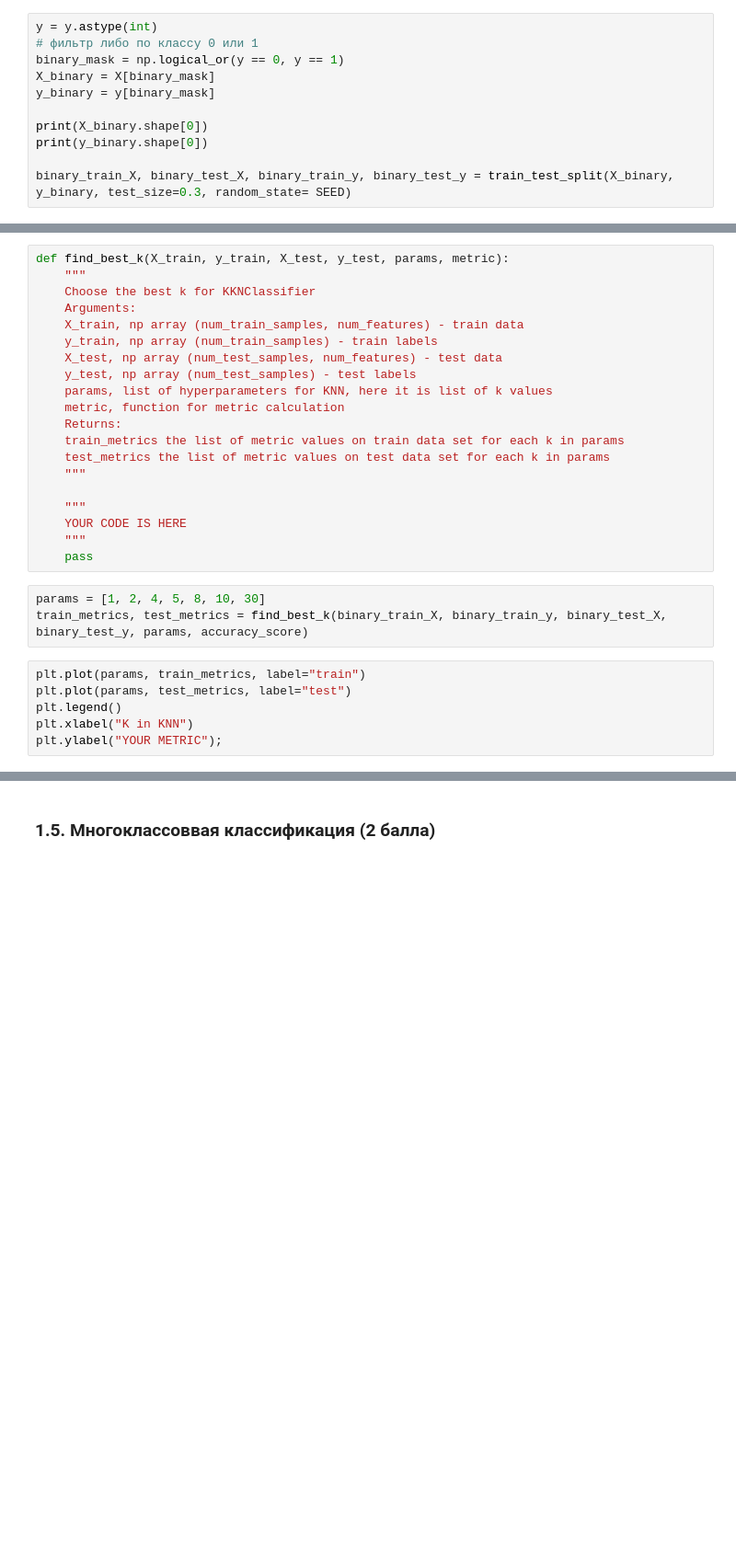
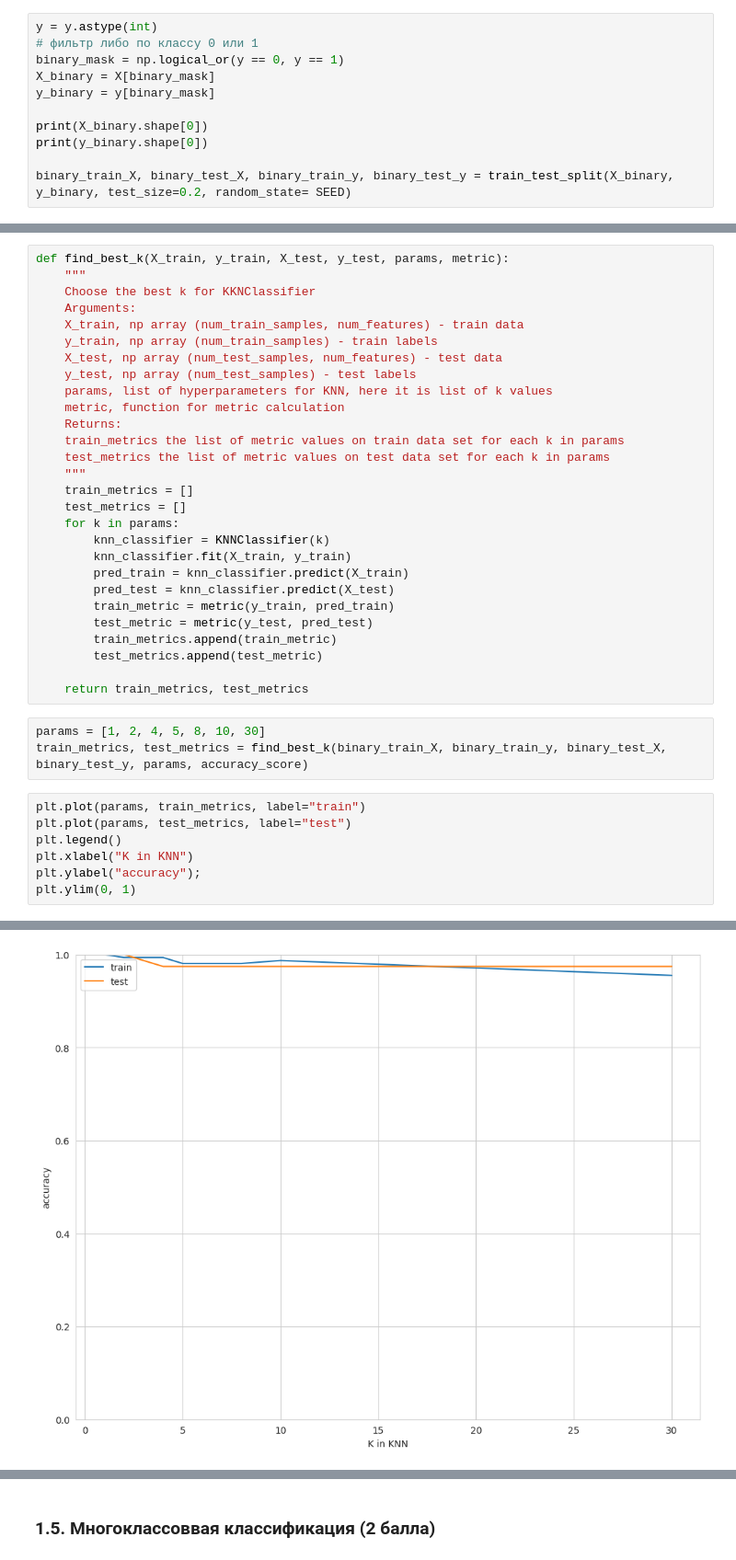
Before and after one commit to Aryunaa/BI_ml24_hws, a Jupyter notebook: hw1_knn/KNN.ipynb, the cells around one changed output, grey strips where cells are left out. Shown at 92% size. Drawn from its saved outputs; the diff is of its cells as text; blank space fills up the shorter version.

```diff
--- a/hw1_knn/KNN.ipynb
+++ b/hw1_knn/KNN.ipynb
@@ -127,7 +127,7 @@ y_binary = y[binary_mask]
 print(X_binary.shape[0])
 print(y_binary.shape[0])
 
-binary_train_X, binary_test_X, binary_train_y, binary_test_y = train_test_split(X_binary, y_binary, test_size=0.3, random_state= SEED)
+binary_train_X, binary_test_X, binary_train_y, binary_test_y = train_test_split(X_binary, y_binary, test_size=0.2, random_state= SEED)
 # %% [output]
 195
 195
@@ -216,11 +229,19 @@ def find_best_k(X_train, y_train, X_test, y_test, params, metric):
     train_metrics the list of metric values on train data set for each k in params
     test_metrics the list of metric values on test data set for each k in params
     """
+    train_metrics = []
+    test_metrics = []
+    for k in params:
+        knn_classifier = KNNClassifier(k)
+        knn_classifier.fit(X_train, y_train)
+        pred_train = knn_classifier.predict(X_train)
+        pred_test = knn_classifier.predict(X_test)
+        train_metric = metric(y_train, pred_train)
+        test_metric = metric(y_test, pred_test)
+        train_metrics.append(train_metric)
+        test_metrics.append(test_metric)
 
-    """
-    YOUR CODE IS HERE
-    """
-    pass
+    return train_metrics, test_metrics
 # %%
 params = [1, 2, 4, 5, 8, 10, 30]
 train_metrics, test_metrics = find_best_k(binary_train_X, binary_train_y, binary_test_X, binary_test_y, params, accuracy_score)
@@ -229,4 +250,6 @@ plt.plot(params, train_metrics, label="train")
 plt.plot(params, test_metrics, label="test")
 plt.legend()
 plt.xlabel("K in KNN")
-plt.ylabel("YOUR METRIC");
+plt.ylabel("accuracy");
+plt.ylim(0, 1)
+# %% [output]
@@ -232,0 +257 @@ plt.ylabel("YOUR METRIC");
+[figure, added]
```
Also changed, not shown: parts of 14 cells of this notebook, 3 other files.
